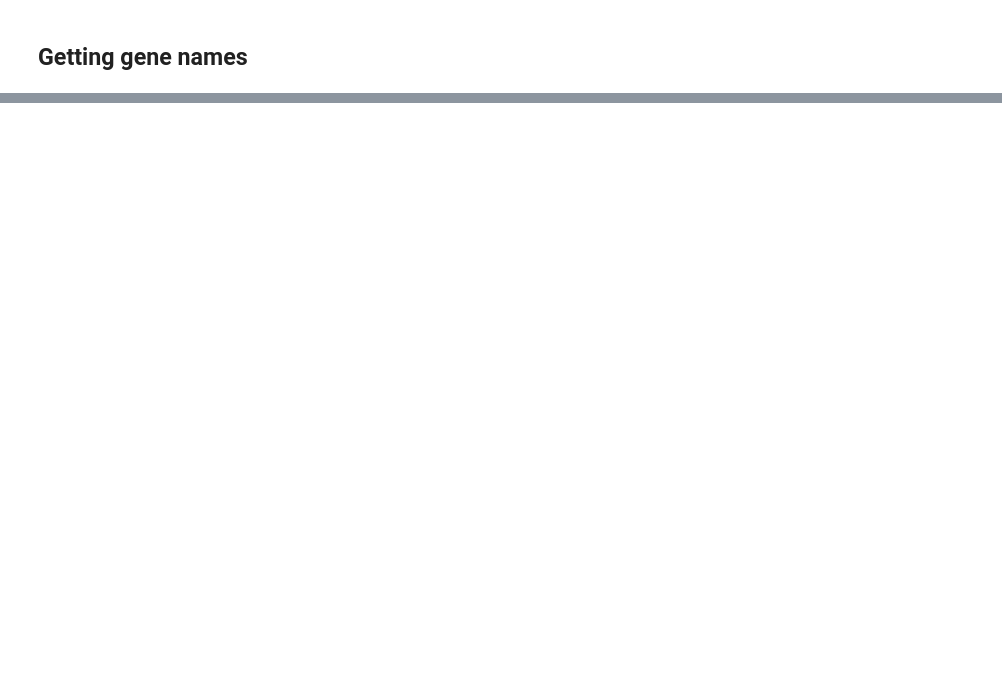
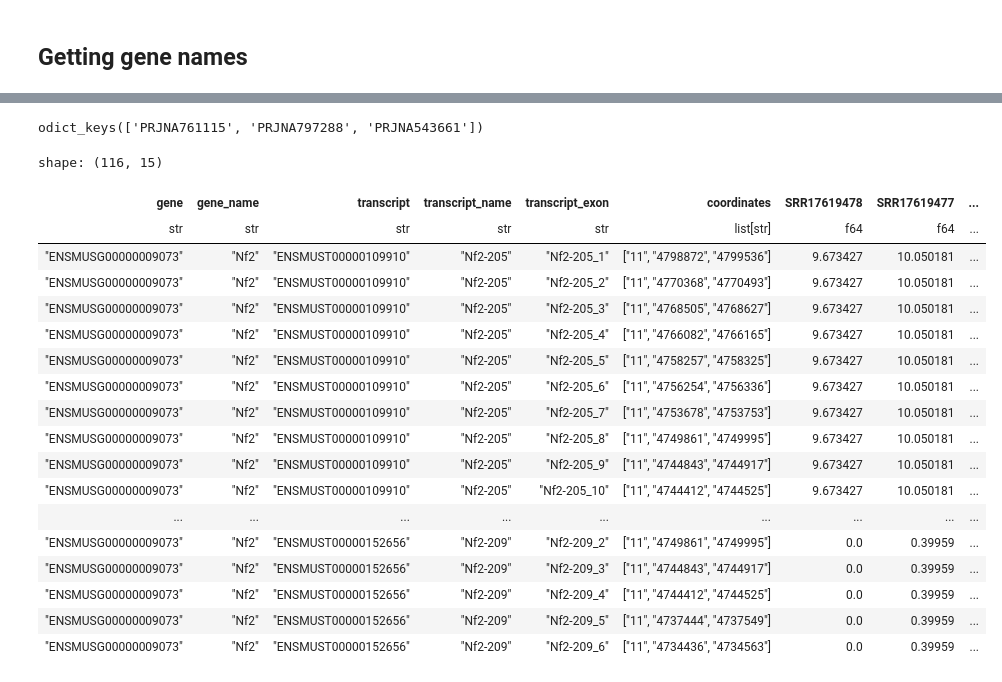
Before and after one commit to antonkulaga/expressions-dashboard, a Jupyter notebook: notebooks/preprocessing.ipynb, the cells around one changed output, grey strips where cells are left out. Saved outputs shown, nothing was run; the diff lists cells and outputs as text; code cells hidden in the pictures; blank space fills up the shorter version.

```diff
--- a/notebooks/preprocessing.ipynb
+++ b/notebooks/preprocessing.ipynb
@@ -223,0 +451,6 @@ OrderedDict([('PRJNA761115',
+# %%
+expressions = OrderedDict(with_ext(inputs, "parquet")\
+                          .filter(lambda p: "transcripts" in p.name)\
+                          .map(lambda p: (p.name.split("_")[0], load_path_extended(p)))
+                          )
+expressions
@@ -223,0 +481,13 @@ OrderedDict([('PRJNA761115',
+# %%
+tpm_columns = pl.col("^SRR[a-zA-Z0-9]+$")
+min_average_tpm = 0.01
+# %%
+
+def search_expressions_in_bioprojects(gene_name: str,
+                                      tpm_columns: Union[pl.Expr, list[pl.Expr], "str", list[str]] = tpm_columns,
+                                      min_avg_value: float = min_average_tpm ,
+                                      exact: bool = True, genome: Optional[genomepy.Genome] = None):
+    return OrderedDict([(k, search_in_expressions(v, gene_name, tpm_columns, min_avg_value, exact, genome)) for k,v in expressions.items()])
+# %%
+nf2 = search_expressions_in_bioprojects("Nf2", genome = genomes.mouse.genome)
+nf2
@@ -223,0 +515,26 @@ OrderedDict([('PRJNA761115',
+# %%
+nf2.keys()
+# %% [output]
+odict_keys(['PRJNA761115', 'PRJNA797288', 'PRJNA543661'])
+# %%
+nf2['PRJNA797288']
+# %% [output]
+shape: (116, 15)
+| gene | gene_name | transcript | transcript_name | transcript_exon | coordinates | SRR17619478 | SRR17619477 | ... |
+| str | str | str | str | str | list[str] | f64 | f64 | ... |
+| "ENSMUSG00000009073" | "Nf2" | "ENSMUST00000109910" | "Nf2-205" | "Nf2-205_1" | ["11", "4798872", "4799536"] | 9.673427 | 10.050181 | ... |
+| "ENSMUSG00000009073" | "Nf2" | "ENSMUST00000109910" | "Nf2-205" | "Nf2-205_2" | ["11", "4770368", "4770493"] | 9.673427 | 10.050181 | ... |
+| "ENSMUSG00000009073" | "Nf2" | "ENSMUST00000109910" | "Nf2-205" | "Nf2-205_3" | ["11", "4768505", "4768627"] | 9.673427 | 10.050181 | ... |
+| "ENSMUSG00000009073" | "Nf2" | "ENSMUST00000109910" | "Nf2-205" | "Nf2-205_4" | ["11", "4766082", "4766165"] | 9.673427 | 10.050181 | ... |
+| "ENSMUSG00000009073" | "Nf2" | "ENSMUST00000109910" | "Nf2-205" | "Nf2-205_5" | ["11", "4758257", "4758325"] | 9.673427 | 10.050181 | ... |
+| "ENSMUSG00000009073" | "Nf2" | "ENSMUST00000109910" | "Nf2-205" | "Nf2-205_6" | ["11", "4756254", "4756336"] | 9.673427 | 10.050181 | ... |
+| "ENSMUSG00000009073" | "Nf2" | "ENSMUST00000109910" | "Nf2-205" | "Nf2-205_7" | ["11", "4753678", "4753753"] | 9.673427 | 10.050181 | ... |
+| "ENSMUSG00000009073" | "Nf2" | "ENSMUST00000109910" | "Nf2-205" | "Nf2-205_8" | ["11", "4749861", "4749995"] | 9.673427 | 10.050181 | ... |
+| "ENSMUSG00000009073" | "Nf2" | "ENSMUST00000109910" | "Nf2-205" | "Nf2-205_9" | ["11", "4744843", "4744917"] | 9.673427 | 10.050181 | ... |
+| "ENSMUSG00000009073" | "Nf2" | "ENSMUST00000109910" | "Nf2-205" | "Nf2-205_10" | ["11", "4744412", "4744525"] | 9.673427 | 10.050181 | ... |
+| ... | ... | ... | ... | ... | ... | ... | ... | ... |
+| "ENSMUSG00000009073" | "Nf2" | "ENSMUST00000152656" | "Nf2-209" | "Nf2-209_2" | ["11", "4749861", "4749995"] | 0.0 | 0.39959 | ... |
+| "ENSMUSG00000009073" | "Nf2" | "ENSMUST00000152656" | "Nf2-209" | "Nf2-209_3" | ["11", "4744843", "4744917"] | 0.0 | 0.39959 | ... |
+| "ENSMUSG00000009073" | "Nf2" | "ENSMUST00000152656" | "Nf2-209" | "Nf2-209_4" | ["11", "4744412", "4744525"] | 0.0 | 0.39959 | ... |
+| "ENSMUSG00000009073" | "Nf2" | "ENSMUST00000152656" | "Nf2-209" | "Nf2-209_5" | ["11", "4737444", "4737549"] | 0.0 | 0.39959 | ... |
+| "ENSMUSG00000009073" | "Nf2" | "ENSMUST00000152656" | "Nf2-209" | "Nf2-209_6" | ["11", "4734436", "4734563"] | 0.0 | 0.39959 | ... |
```
Also changed, not shown: parts of 89 cells of this notebook, 17 other files.
